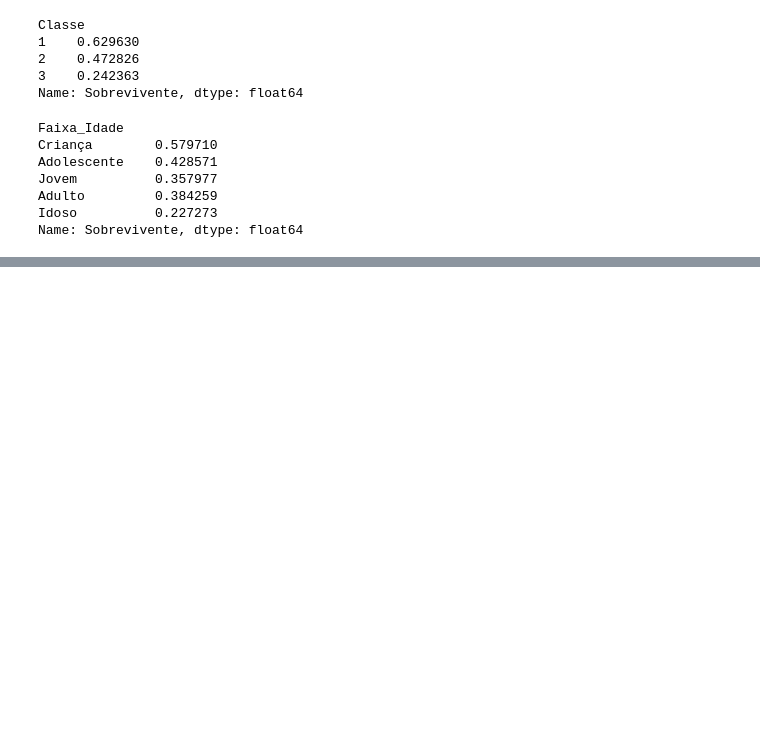
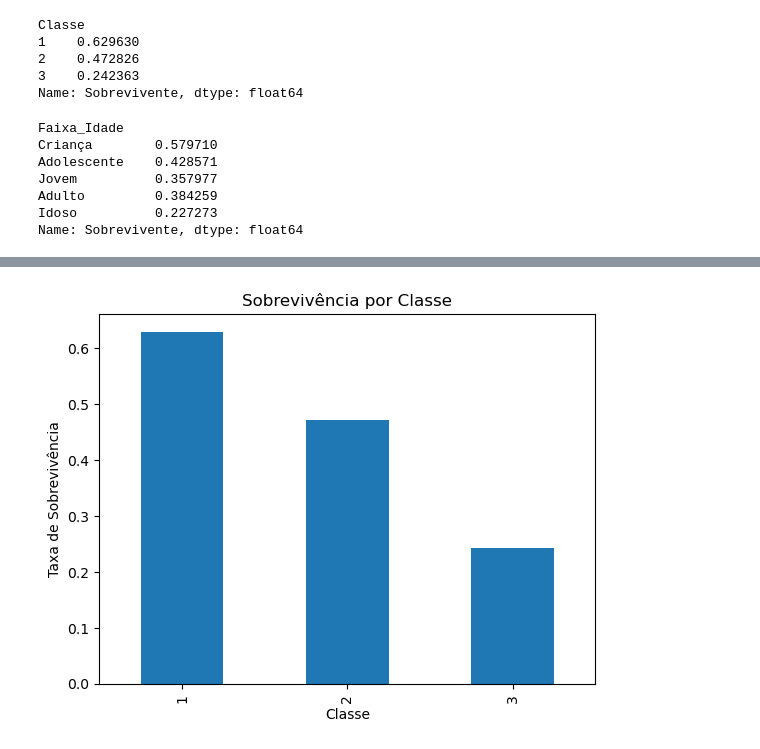
Before and after one commit to gustavoperoni/analise-titanic, a Jupyter notebook: Análise de Dados Titanic.ipynb, the cells around one changed output, grey strips where cells are left out. Drawn from its saved outputs; the diff is of its cells as text; code cells hidden in the pictures; blank space fills up the shorter version.

```diff
--- a/Análise de Dados Titanic.ipynb
+++ b/Análise de Dados Titanic.ipynb
@@ -168,0 +180,11 @@ Name: Sobrevivente, dtype: float64
+# %%
+# Sobrevivência por classe
+titanic.groupby('Classe')['Sobrevivente'].mean().plot(kind='bar')
+
+plt.title('Sobrevivência por Classe')
+plt.ylabel('Taxa de Sobrevivência')
+plt.xlabel('Classe')
+
+plt.show()
+# %% [output]
+[figure, added]
```
Also changed, not shown: parts of 6 cells of this notebook.
